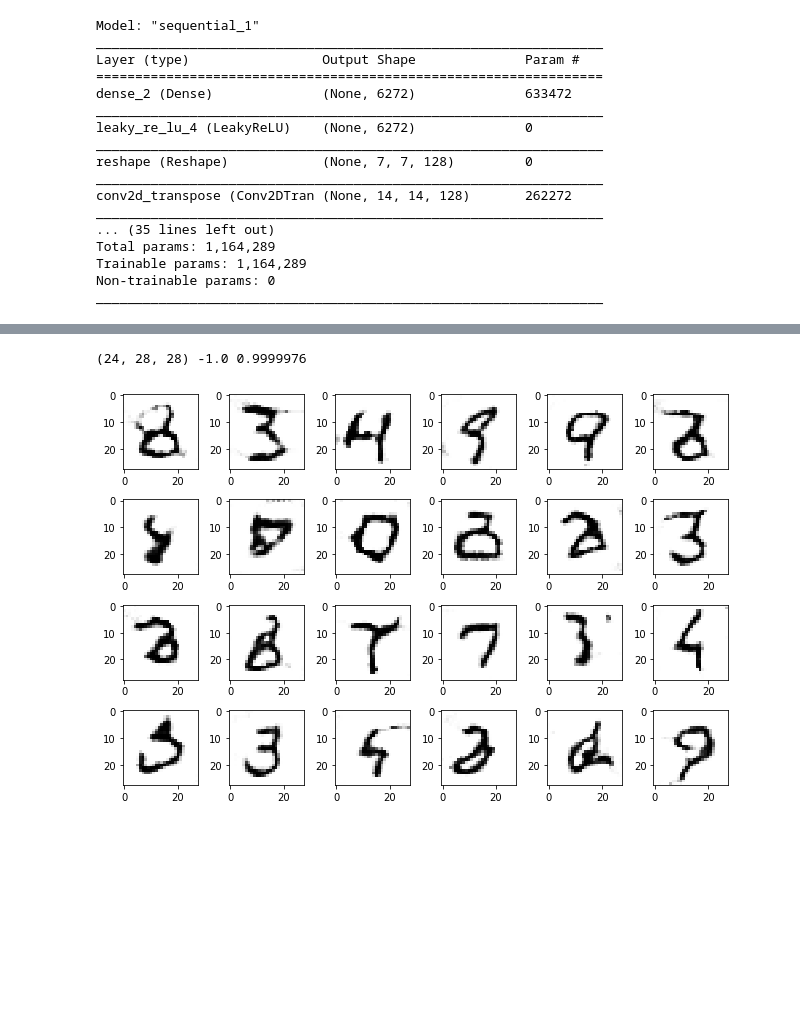
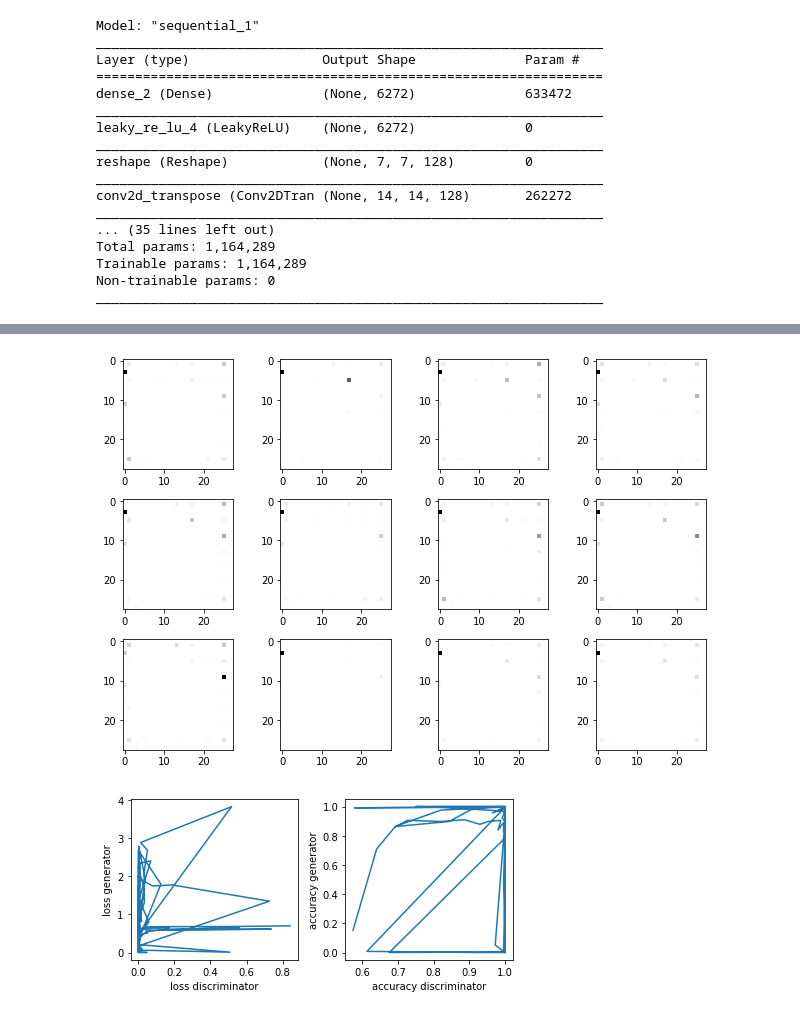
Before and after one commit to kota7/ilearn-gan, a Jupyter notebook: 2_gan-for-generating-mnist-images.ipynb, the cells around one changed output, grey strips where cells are left out. Cells and saved outputs as stored; diff of their text form; code cells hidden in the pictures; blank space fills up the shorter version.

```diff
--- a/2_gan-for-generating-mnist-images.ipynb
+++ b/2_gan-for-generating-mnist-images.ipynb
@@ -372,8 +434,11 @@ plot_images(fake, nrow=4, ncol=6)
 # %%
 data = RealDataset(x_tr, normalizer=Normalizer())
 test_data = RealDataset(x_te, normalizer=Normalizer())
-discriminator = make_discriminator_functional()
-generator = make_generator_functional()
-gan = GAN(generator, discriminator, data, test_data, name="mnist-functional", functional=True)
-gan.train(n_iter=20000)
+discriminator = make_discriminator_functional(batch_norm=True)
+generator = make_generator_functional(batch_norm=True)
+gan = GAN(generator, discriminator, data, test_data,
+          name="mnist-batchnorm-functional", functional=True)
+history = gan.train(n_iter=10000)
+
+post_estimation_summary(gan, history)
 # %% [output]
@@ -397,10 +462,5 @@ Iter 20000: loss=(0.694, 0.685), acc=(0.484, 0.797)
+[figure, added]
+[figure, added]
-# %%
-fake = generate_fake_data(generator, 24).squeeze()  # remove the channels dimension
-print(fake.shape, np.min(fake), np.max(fake))
-plot_images(fake, nrow=4, ncol=6)
-# %% [output]
-(24, 28, 28) -1.0 0.9999976
-[figure, removed]
 # %%
 data = RealDataset(x_tr, normalizer=Normalizer())
 test_data = RealDataset(x_te, normalizer=Normalizer())
```
Also changed, not shown: parts of 18 cells of this notebook.
